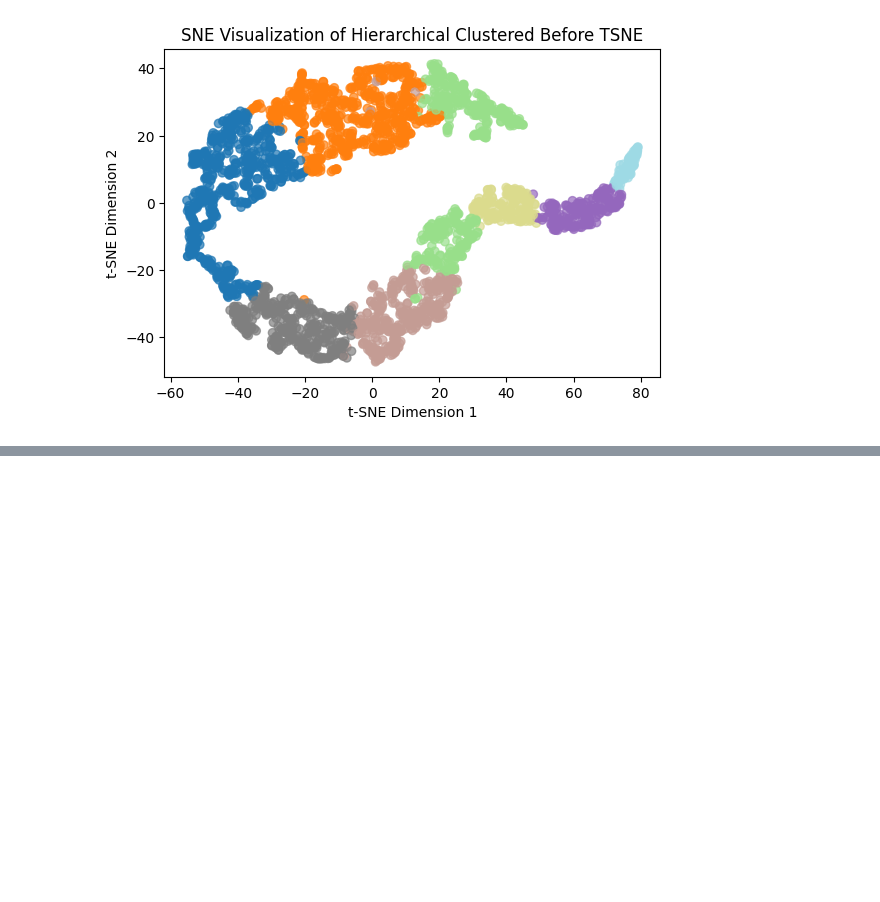
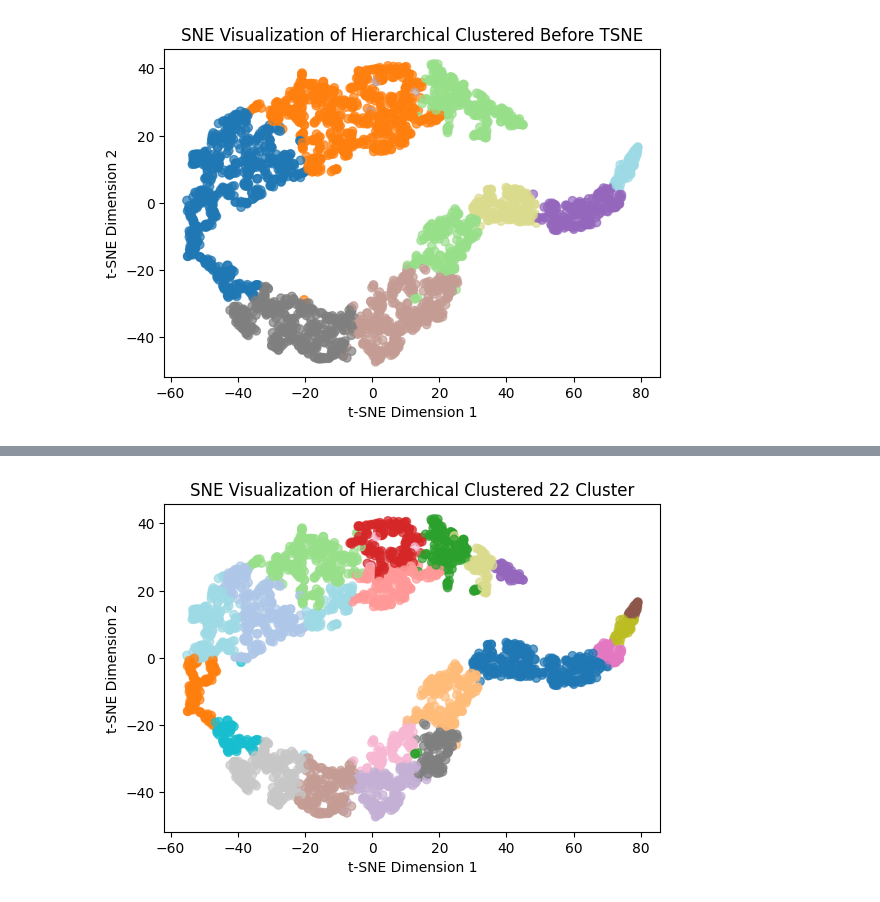
Before and after one commit to algebraicsum/BCancer-Subtypes-Clustering, a Jupyter notebook: T SNE Visualization/Feature and Clustering Visualization.ipynb, the cells around one changed output, grey strips where cells are left out. Cells and saved outputs as stored; diff of their text form; code cells hidden in the pictures; blank space fills up the shorter version.

```diff
--- a/T SNE Visualization/Feature and Clustering Visualization.ipynb
+++ b/T SNE Visualization/Feature and Clustering Visualization.ipynb
@@ -276,3 +273,5 @@ fig = px.scatter_3d(tsne_3d_df, x='Dimension 1', y='Dimension 2', z='Dimension 3
 fig.show()
 # %% [output]
 [interactive output not drawn]
+# %%
+a = pd.DataFrame(feat)
@@ -278,0 +315,15 @@ fig.show()
+# %%
+#Hierarchy Based Clustering
+from sklearn.cluster import AgglomerativeClustering
+
+ward  = AgglomerativeClustering(n_clusters=22, metric='euclidean', linkage='ward')
+
+
+labels = ward.fit_predict(a)
+#print(labels)
+# %%
+tsne4clus = TSNE(n_components=3,random_state=42)
+tsne4clus= tsne4clus.fit_transform(feat)
+
+tsne4clus_ = TSNE(n_components=2,random_state=42)
+tsne4clus_= tsne4clus_.fit_transform(feat)
@@ -278,0 +342,14 @@ fig.show()
+# %%
+fig, ax = plt.subplots()
+ax.scatter(tsne4clus_[:, 0], tsne4clus_[:, 1], c=labels, alpha=0.7, cmap='tab20')
+
+
+ax.set_xlabel("t-SNE Dimension 1")
+ax.set_ylabel("t-SNE Dimension 2")
+
+ax.set_title("SNE Visualization of Hierarchical Clustered 22 Cluster")
+
+ax.set_aspect("equal")
+plt.show()
+# %% [output]
+[figure, added]
```
Also changed, not shown: parts of 14 cells of this notebook, 1 other file.
